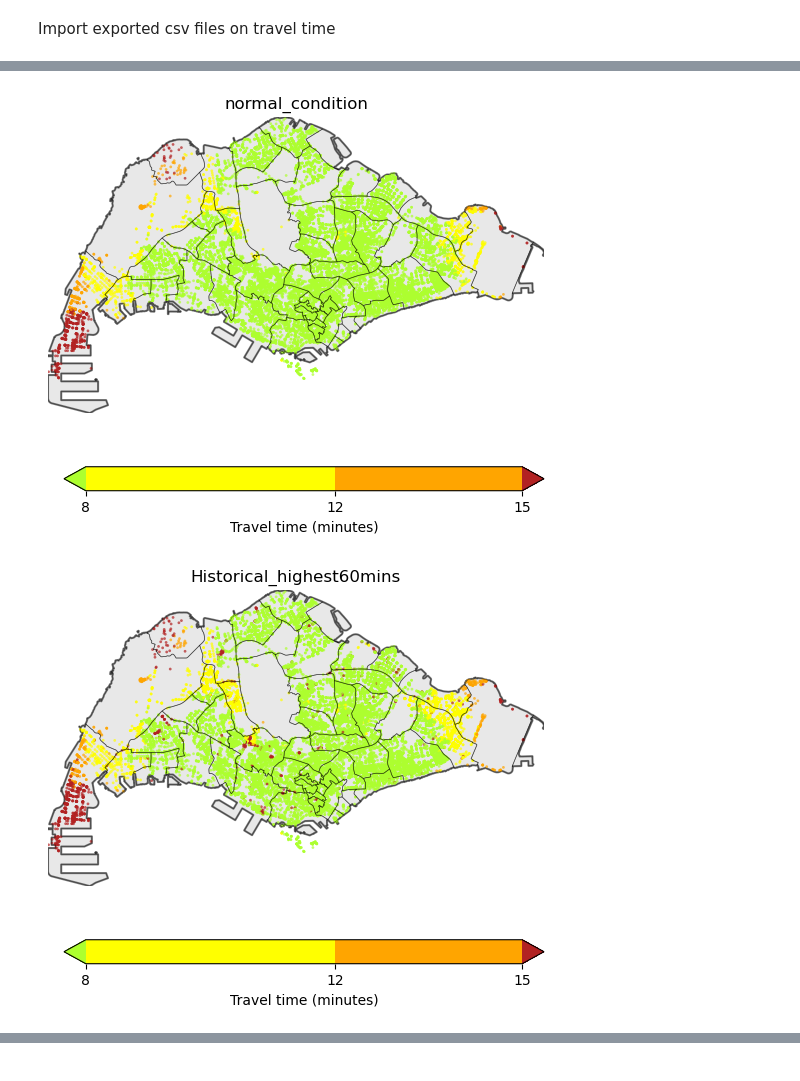
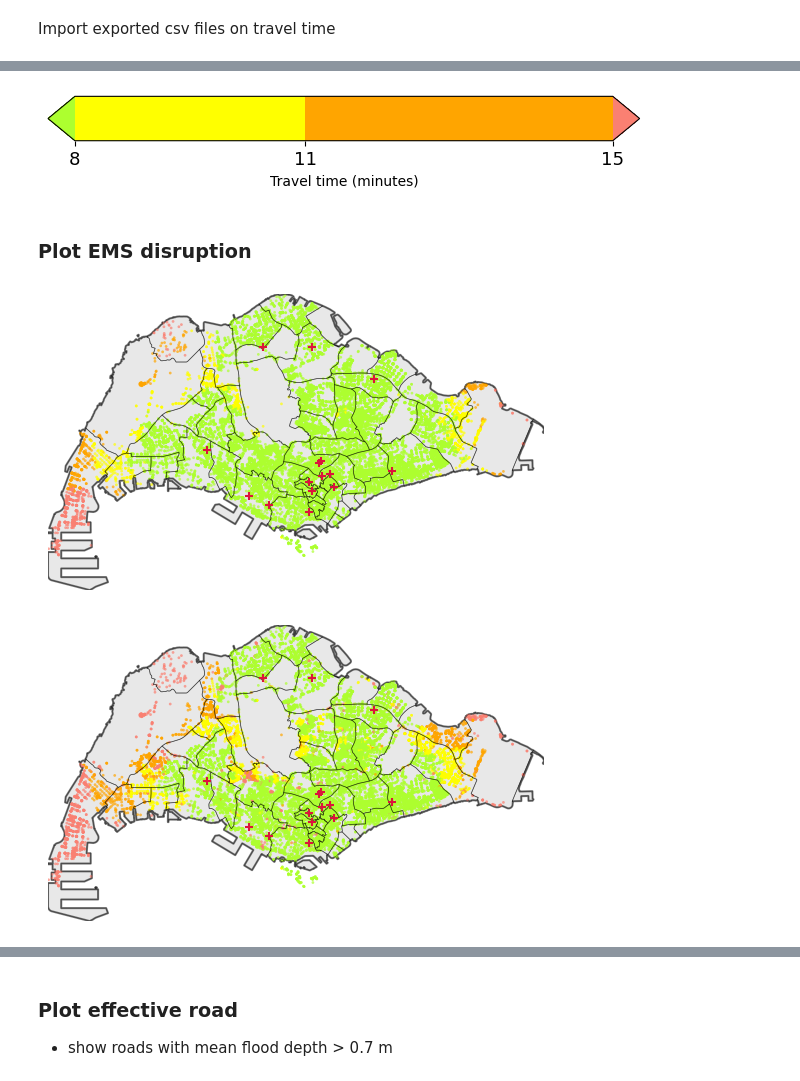
Before and after one commit to pakhuiying/NCCS_analysis, a Jupyter notebook: EMS_scenarios.ipynb, the cells around one changed output, grey strips where cells are left out. Saved outputs shown, nothing was run; the diff lists cells and outputs as text; code cells hidden in the pictures.

Commit message:
plot updates

```diff
--- a/EMS_scenarios.ipynb
+++ b/EMS_scenarios.ipynb
@@ -312,5 +325,5 @@ print(list(EMS_disruption_dfs))
 # %%
-scenarios = ['normal_condition','Historical_highest60mins','PUB_100RP_highest60mins','V3_future_highest60mins']
+scenarios = ['normal_condition','Historical_highest60mins_1','PUB_100RP_highest60mins_1','V3_future_highest60mins_1']
 # minTravelTimesHospital = []
 # for scenario in scenarios:
 #     minTravelTimesHospital.append(EMS_disruption_dfs[scenario].min(axis=1).to_frame(name=scenario))
@@ -332,35 +345,57 @@ length of df:  23724
 # %%
+save_dir = r"data\simulatedExtremePluvialFlood\EMS_disruption"
+
 def get_EMS_cbar():
     cmap = (mpl.colors.ListedColormap(['yellow', 'orange'])
-        .with_extremes(under='greenyellow', over='firebrick'))
-    bounds = np.array([8,12,15])*60 # convert minutes to seconds
+        .with_extremes(under='greenyellow', over='salmon'))
+    bounds = np.array([8,11,15])*60 # convert minutes to seconds
     norm = mpl.colors.BoundaryNorm(bounds, cmap.N)
     return mpl.cm.ScalarMappable(cmap=cmap, norm=norm)
 EMS_cbar = get_EMS_cbar()
+
+fig, ax = plt.subplots(figsize=(6,1), layout='constrained')
+clb = fig.colorbar(EMS_cbar, cax=ax,
+            orientation="horizontal", extend='both',spacing='proportional',
+            label="Travel time (minutes)")
+clb_labels = clb.ax.get_xticklabels()
+clb_labels = [label.get_text() for label in clb_labels]
+clb.ax.set_xticklabels([int(float(label)/60) for label in clb_labels], fontdict={"size":13})
+save_fp = os.path.join(save_dir,f"EMS_colorbar.svg")
+plt.savefig(save_fp, bbox_inches = 'tight')
+plt.show()
+# %% [output]
+[figure, added]
+# %% [markdown]
+### Plot EMS disruption
 # %%
-save_dir = r"data\simulatedExtremePluvialFlood\exported_figures"
+save_dir = r"data\simulatedExtremePluvialFlood\EMS_disruption"
 for scenario in scenarios:
     fig, ax = plt.subplots(1,1)
     gpd.GeoDataFrame(geometry=[planningArea_shp_mainland.union_all()]).plot(fc="lightgray",ec="k",ax=ax,
                                                                             alpha=0.5,lw=1.5)
-    cbar = plot_travelTimeHospital(G_car,minTravelTimesHospital[[scenario]],ax=ax,
+    # plot travel time to hospitals, if NA fill with a number greater than 15 minutes
+    cbar = plot_travelTimeHospital(G_car,minTravelTimesHospital[[scenario]].fillna(20*60),ax=ax,
                                 cbar=EMS_cbar,cmap="autumn_r",node_size=4,node_alpha=0.7,bbox=bbox)
+    # plot planning area
     planningArea_shp_mainland.plot(fc="None",ec="k",ax=ax,alpha=0.5,lw=0.5)
-
+    # plot hospital distribution
+    ax.scatter(hospital_df["LONGITUDE"],hospital_df["LATITUDE"],marker="+",
+               c="crimson",s=26,label="Hospitals with A&E")
     # plot colorbar
     # create cax to add colorbar to the figure
-    fig.subplots_adjust(bottom=0.2)
-    cbar_ax = fig.add_axes([0.15, 0.07, 0.75, 0.05]) # left, bottom, width, height
-    clb = fig.colorbar(cbar, cax=cbar_ax,
-                orientation="horizontal", extend='both',spacing='proportional',
-                label="Travel time (minutes)")
-    clb_labels = clb.ax.get_xticklabels()
-    clb_labels = [label.get_text() for label in clb_labels]
-    ax.set_title(scenario)
-    clb.ax.set_xticklabels([int(float(label)/60) for label in clb_labels])
-    save_fp = os.path.join(save_dir,f"EMS_{scenario}.svg")
+    # fig.subplots_adjust(bottom=0.2)
+    # cbar_ax = fig.add_axes([0.15, 0.07, 0.75, 0.05]) # left, bottom, width, height
+    # clb = fig.colorbar(cbar, cax=cbar_ax,
+    #             orientation="horizontal", extend='both',spacing='proportional',
+    #             label="Travel time (minutes)")
+    # clb_labels = clb.ax.get_xticklabels()
+    # clb_labels = [label.get_text() for label in clb_labels]
+    # ax.set_title(scenario)
+    # clb.ax.set_xticklabels([int(float(label)/60) for label in clb_labels])
+    # ax.legend(loc='lower center',bbox_to_anchor=(0.4,-0.15))
+    save_fp = os.path.join(save_dir,f"EMS_{scenario}_1.png")
     plt.savefig(save_fp, bbox_inches = 'tight')
     plt.show()
 # %% [output]
-[figure, old version]
+[figure, new version]
-[figure, old version]
+[figure, new version]
@@ -368,0 +404,4 @@ for scenario in scenarios:
+# %% [markdown]
+### Plot effective road
+
+- show roads with mean flood depth > 0.7 m
```
Also changed, not shown: parts of 9 cells of this notebook, 1 other file.
